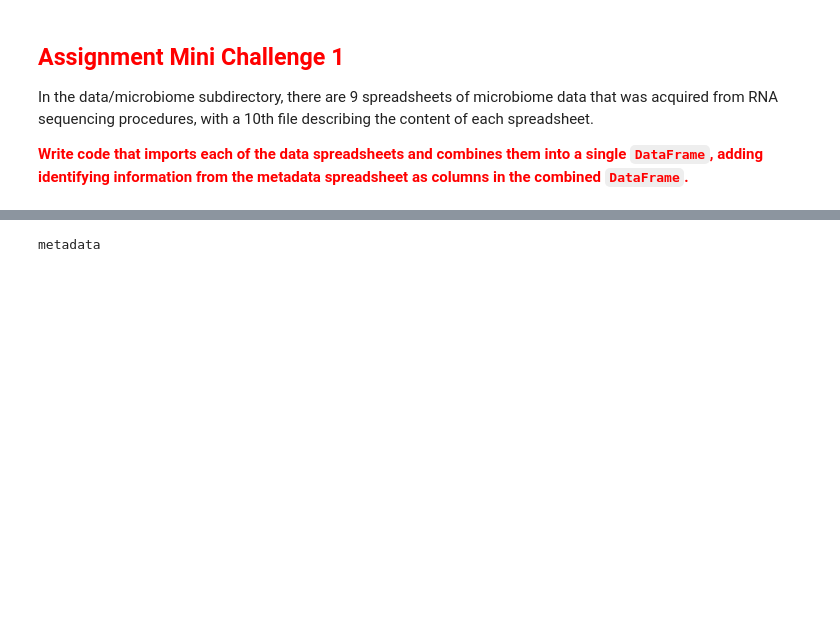
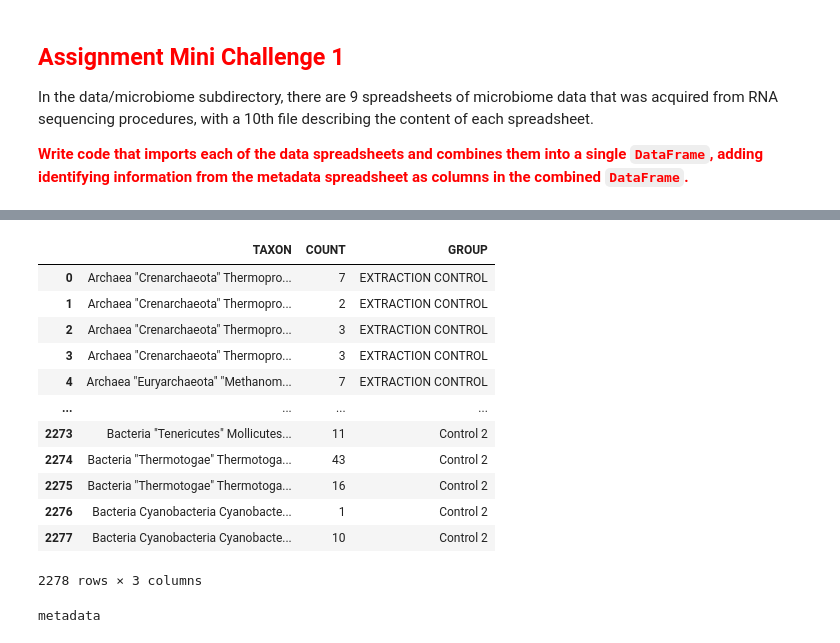
Before and after one commit to AmrMKayid/CSEN1095-Data-Engineering, a Jupyter notebook: Practice6- Data Integration and Feature Engineering.ipynb, the cells around one changed output, grey strips where cells are left out. Saved outputs shown, nothing was run; the diff lists cells and outputs as text; code cells hidden in the pictures; blank space fills up the shorter version.

```diff
--- a/Practice6- Data Integration and Feature Engineering.ipynb
+++ b/Practice6- Data Integration and Feature Engineering.ipynb
@@ -669,3 +704,24 @@ MIDs = [pd.read_excel(f'{path}/MID{i}.xls', header=None, names = ['TAXON', 'COUN
+# %%
+new_df = pd.merge(MIDs[0], MIDs[1], how='outer')
+# %%
+for i in range(2, 9):
+    new_df = pd.merge(new_df, MIDs[i], how='outer')
+# %%
+new_df
+# %% [output]
+|  | TAXON | COUNT | GROUP |
+| 0 | Archaea "Crenarchaeota" Thermopro... | 7 | EXTRACTION CONTROL |
+| 1 | Archaea "Crenarchaeota" Thermopro... | 2 | EXTRACTION CONTROL |
+| 2 | Archaea "Crenarchaeota" Thermopro... | 3 | EXTRACTION CONTROL |
+| 3 | Archaea "Crenarchaeota" Thermopro... | 3 | EXTRACTION CONTROL |
+| 4 | Archaea "Euryarchaeota" "Methanom... | 7 | EXTRACTION CONTROL |
+| ... | ... | ... | ... |
+| 2273 | Bacteria "Tenericutes" Mollicutes... | 11 | Control 2 |
+| 2274 | Bacteria "Thermotogae" Thermotoga... | 43 | Control 2 |
+| 2275 | Bacteria "Thermotogae" Thermotoga... | 16 | Control 2 |
+| 2276 | Bacteria Cyanobacteria Cyanobacte... | 1 | Control 2 |
+| 2277 | Bacteria Cyanobacteria Cyanobacte... | 10 | Control 2 |
+2278 rows × 3 columns
 # %%
 MIDs_CONC = pd.concat([mid for mid in MIDs]).reset_index()
 del MIDs_CONC['index']
```
Also changed, not shown: parts of 8 cells of this notebook.
